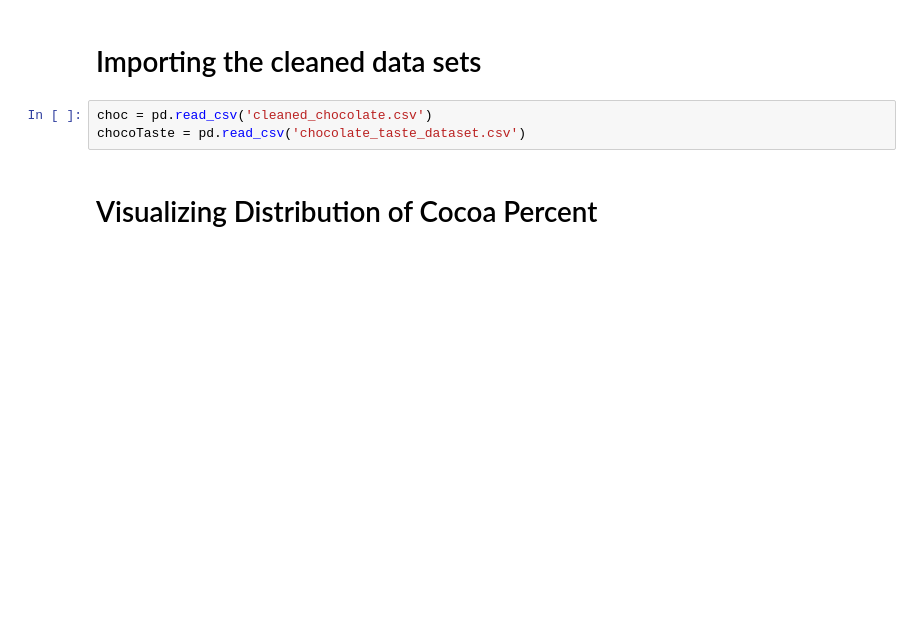
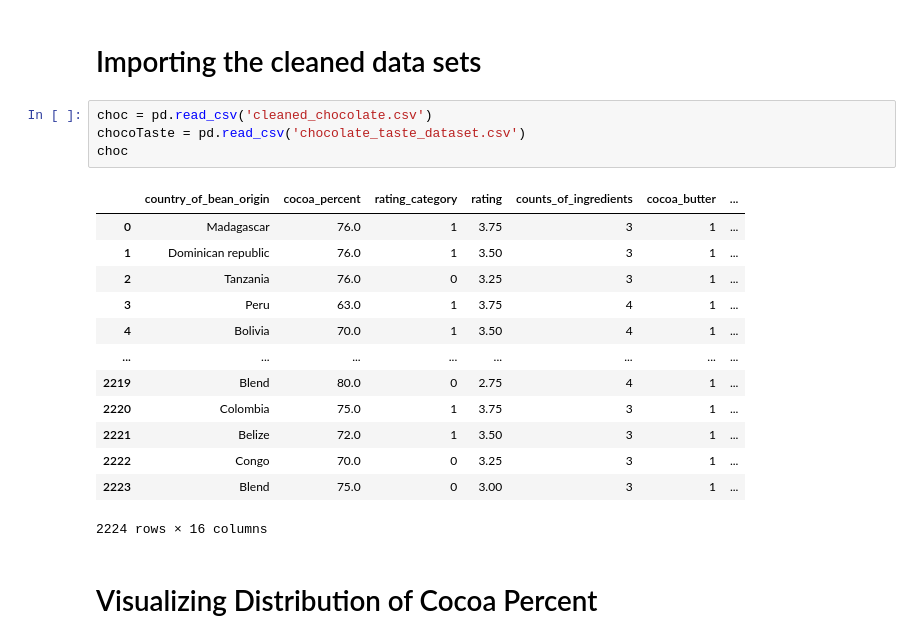
Before and after one commit to bachts/sc1015-project, a Jupyter notebook: Data visualization.ipynb, the cells around one changed output. Cells and saved outputs as stored; diff of their text form; blank space fills up the shorter version.

```diff
--- a/Data visualization.ipynb
+++ b/Data visualization.ipynb
@@ -11,6 +11,21 @@ sb.set()
 # %%
 choc = pd.read_csv('cleaned_chocolate.csv')
 chocoTaste = pd.read_csv('chocolate_taste_dataset.csv')
+choc
+# %% [output]
+|  | country_of_bean_origin | cocoa_percent | rating_category | rating | counts_of_ingredients | cocoa_butter | ... |
+| 0 | Madagascar | 76.0 | 1 | 3.75 | 3 | 1 | ... |
+| 1 | Dominican republic | 76.0 | 1 | 3.50 | 3 | 1 | ... |
+| 2 | Tanzania | 76.0 | 0 | 3.25 | 3 | 1 | ... |
+| 3 | Peru | 63.0 | 1 | 3.75 | 4 | 1 | ... |
+| 4 | Bolivia | 70.0 | 1 | 3.50 | 4 | 1 | ... |
+| ... | ... | ... | ... | ... | ... | ... | ... |
+| 2219 | Blend | 80.0 | 0 | 2.75 | 4 | 1 | ... |
+| 2220 | Colombia | 75.0 | 1 | 3.75 | 3 | 1 | ... |
+| 2221 | Belize | 72.0 | 1 | 3.50 | 3 | 1 | ... |
+| 2222 | Congo | 70.0 | 0 | 3.25 | 3 | 1 | ... |
+| 2223 | Blend | 75.0 | 0 | 3.00 | 3 | 1 | ... |
+2224 rows × 16 columns
 # %% [markdown]
 # Visualizing Distribution of Cocoa Percent
 # %%
```
Also changed, not shown: parts of 3 cells of this notebook.
